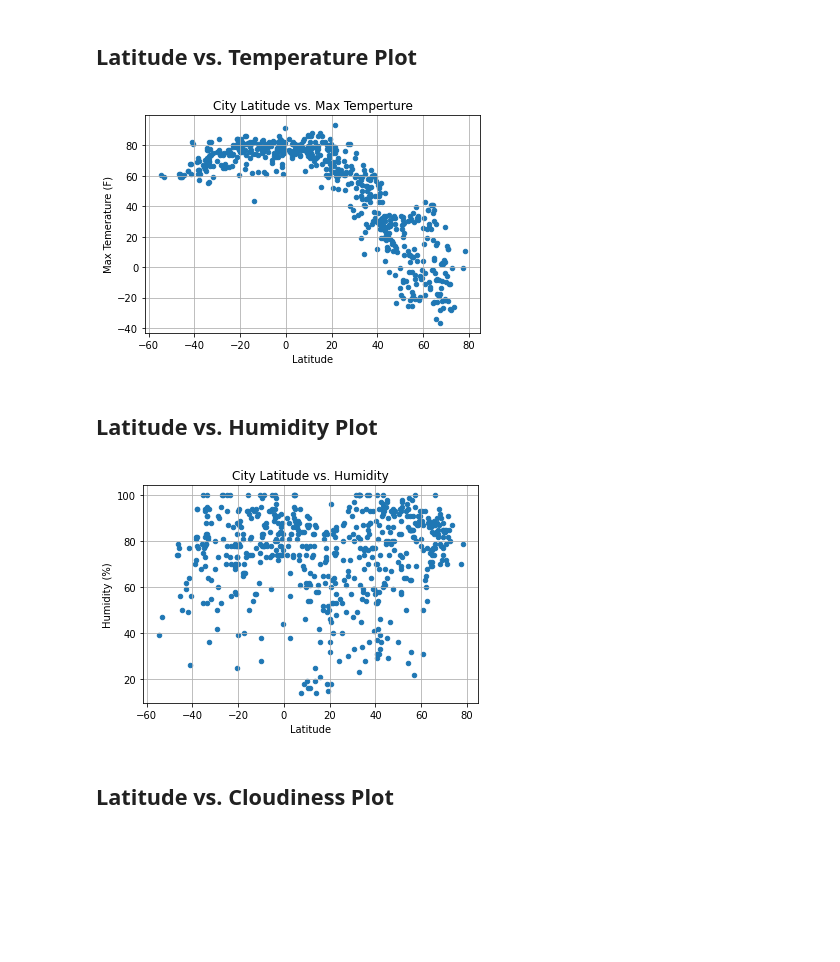
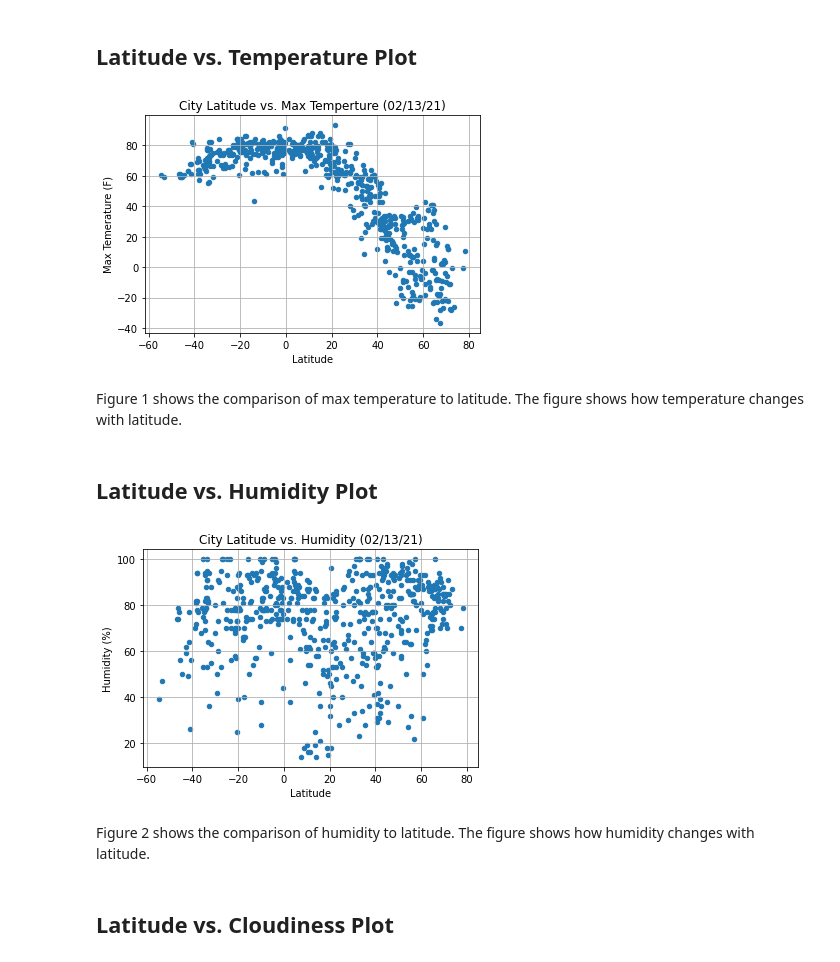
Before and after one commit to mpetersen49/python-api-challenge, a Jupyter notebook: WeatherPy/WeatherPy.ipynb, the cells around one changed output. Cells and saved outputs as stored; diff of their text form; code cells hidden in the pictures; blank space fills up the shorter version.

```diff
--- a/WeatherPy/WeatherPy.ipynb
+++ b/WeatherPy/WeatherPy.ipynb
@@ -189,33 +197,42 @@ clean_city_data.head()
 ## Latitude vs. Temperature Plot
 # %%
 # function to create plots
-def createPlots(x_param, y_param, title, xlabel, ylabel):
+def createPlots(x_param, y_param, title, xlabel, ylabel, fig):
     clean_city_data.plot(x_param, y_param, kind="scatter")
     plt.title(title)
     plt.xlabel(xlabel)
     plt.ylabel(ylabel)
     plt.grid()
+    plt.savefig(f"../output_data/{fig}")
     plt.show()
 # %%
+# fig 1
 x = "Lat"
 y = "Max Temp"
-title = "City Latitude vs. Max Temperture"
+title = f"City Latitude vs. Max Temperture ({today})"
 xlabel = "Latitude"
 ylabel = "Max Temerature (F)"
-createPlots(x, y, title, xlabel, ylabel)
+figName = "Fig1"
+createPlots(x, y, title, xlabel, ylabel, figName)
 # %% [output]
-[figure, old version]
+[figure, new version]
+# %% [markdown]
+Figure 1 shows the comparison of max temperature to latitude. The figure shows how temperature changes with latitude.
 # %% [markdown]
 ## Latitude vs. Humidity Plot
 # %%
+# fig 2
 x = "Lat"
 y = "Humidity"
-title = "City Latitude vs. Humidity"
+title = f"City Latitude vs. Humidity ({today})"
 xlabel = "Latitude"
 ylabel = "Humidity (%)"
-createPlots(x, y, title, xlabel, ylabel)
+figName = "Fig2"
+createPlots(x, y, title, xlabel, ylabel, figName)
 # %% [output]
-[figure, old version]
+[figure, new version]
+# %% [markdown]
+Figure 2 shows the comparison of humidity to latitude. The figure shows how humidity changes with latitude.
 # %% [markdown]
 ## Latitude vs. Cloudiness Plot
 # %%
```
Also changed, not shown: parts of 14 cells of this notebook, 4 other files.
